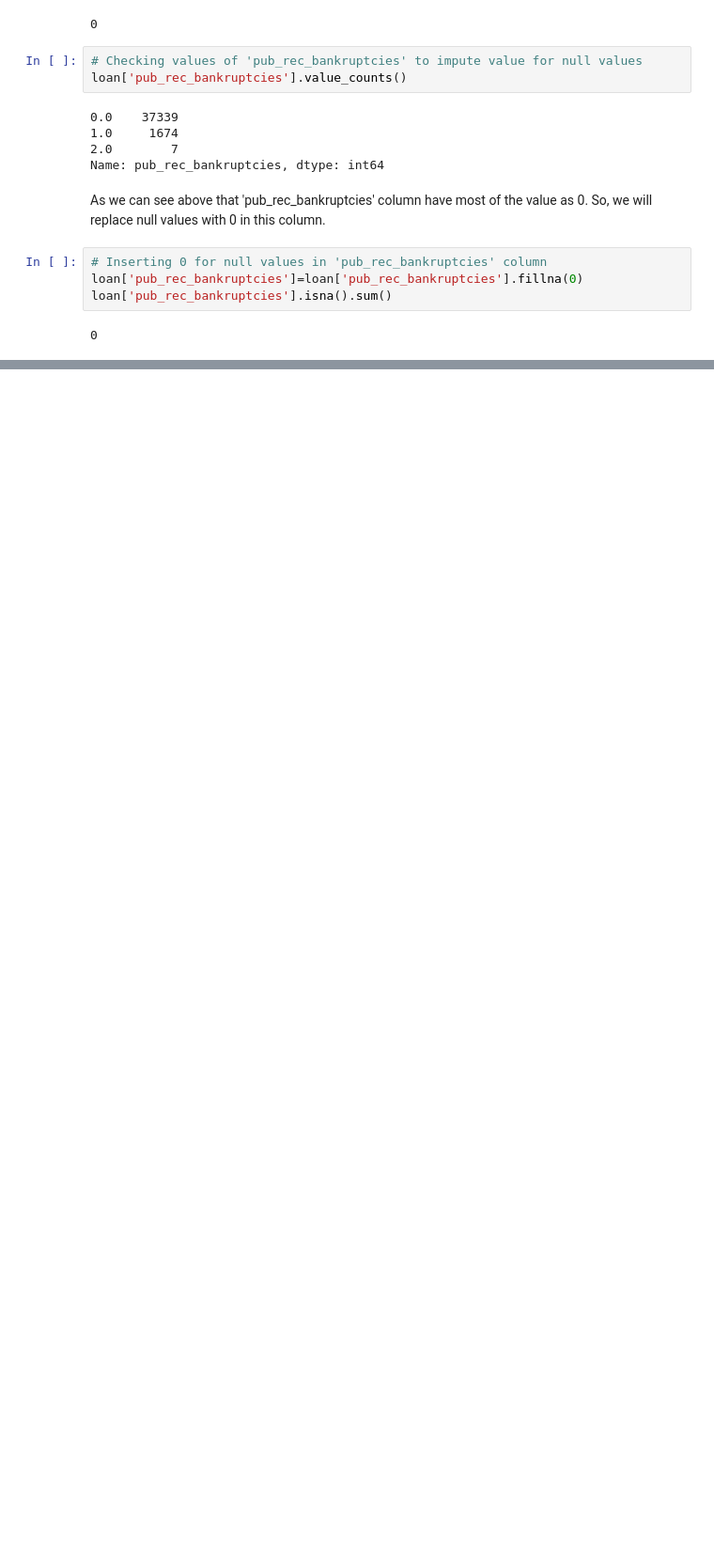
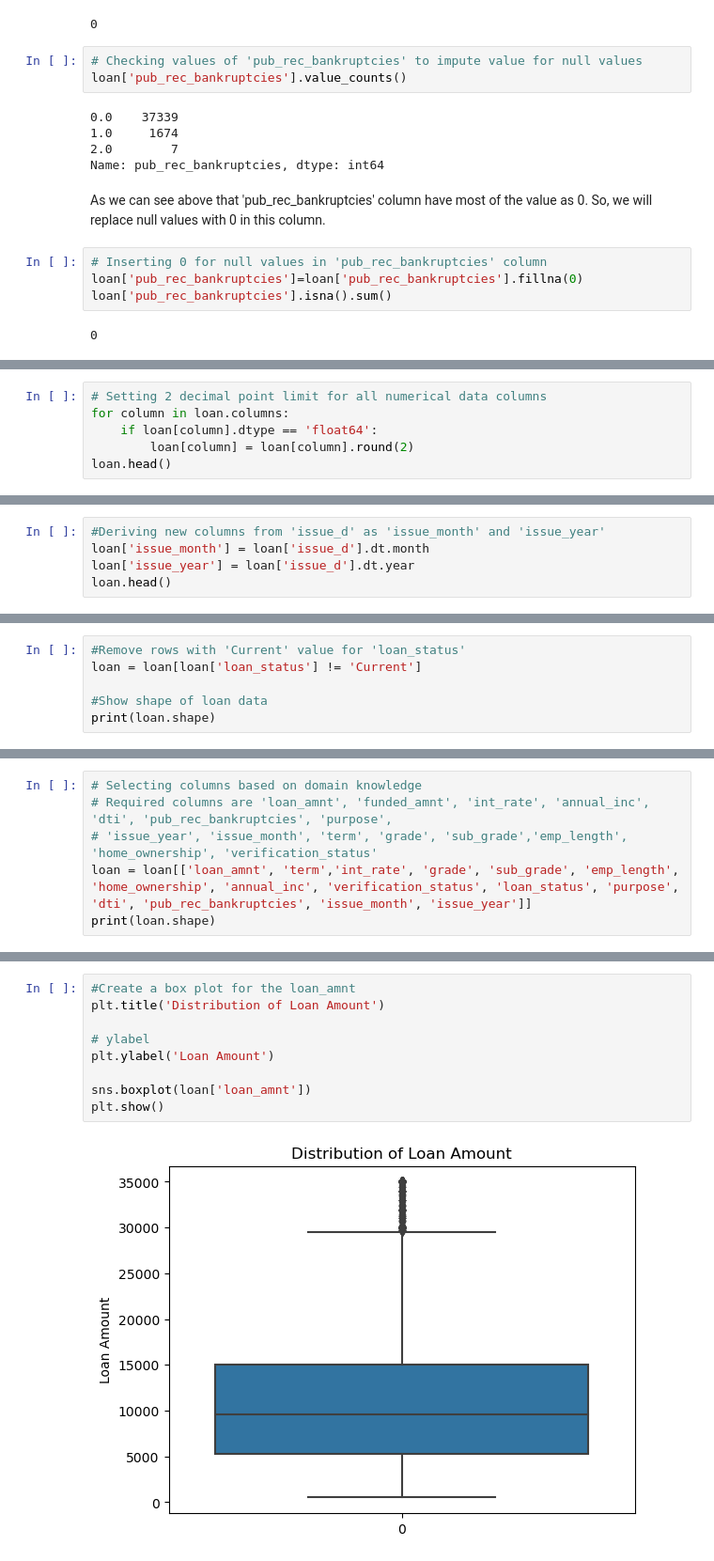
Before and after one commit to RavishankarDuMCA10/LendingClubCaseStudy, a Jupyter notebook: Lending_Club_Default_Analysis.ipynb, the cells around one changed output, grey strips where cells are left out. Shown: that part at 94% size. Cells and saved outputs as stored; diff of their text form; blank space fills up the shorter version.

Commit message:
Standardies columns

```diff
--- a/Lending_Club_Default_Analysis.ipynb
+++ b/Lending_Club_Default_Analysis.ipynb
@@ -401,0 +496,6 @@ loan['pub_rec_bankruptcies'].isna().sum()
+# %%
+# Setting 2 decimal point limit for all numerical data columns
+for column in loan.columns:
+    if loan[column].dtype == 'float64':
+        loan[column] = loan[column].round(2)
+loan.head()
@@ -401,0 +511,5 @@ loan['pub_rec_bankruptcies'].isna().sum()
+# %%
+#Deriving new columns from 'issue_d' as 'issue_month' and 'issue_year'
+loan['issue_month'] = loan['issue_d'].dt.month
+loan['issue_year'] = loan['issue_d'].dt.year
+loan.head()
@@ -401,0 +526,6 @@ loan['pub_rec_bankruptcies'].isna().sum()
+# %%
+#Remove rows with 'Current' value for 'loan_status'
+loan = loan[loan['loan_status'] != 'Current']
+
+#Show shape of loan data
+print(loan.shape)
@@ -401,0 +534,6 @@ loan['pub_rec_bankruptcies'].isna().sum()
+# %%
+# Selecting columns based on domain knowledge
+# Required columns are 'loan_amnt', 'funded_amnt', 'int_rate', 'annual_inc', 'dti', 'pub_rec_bankruptcies', 'purpose',
+# 'issue_year', 'issue_month', 'term', 'grade', 'sub_grade','emp_length',  'home_ownership', 'verification_status'
+loan = loan[['loan_amnt', 'term','int_rate', 'grade', 'sub_grade', 'emp_length', 'home_ownership', 'annual_inc', 'verification_status', 'loan_status', 'purpose', 'dti', 'pub_rec_bankruptcies', 'issue_month', 'issue_year']]
+print(loan.shape)
@@ -401,0 +552,11 @@ loan['pub_rec_bankruptcies'].isna().sum()
+# %%
+#Create a box plot for the loan_amnt
+plt.title('Distribution of Loan Amount')
+
+# ylabel
+plt.ylabel('Loan Amount')
+
+sns.boxplot(loan['loan_amnt'])
+plt.show()
+# %% [output]
+[figure, added]
```
Also changed, not shown: parts of 23 cells of this notebook.
